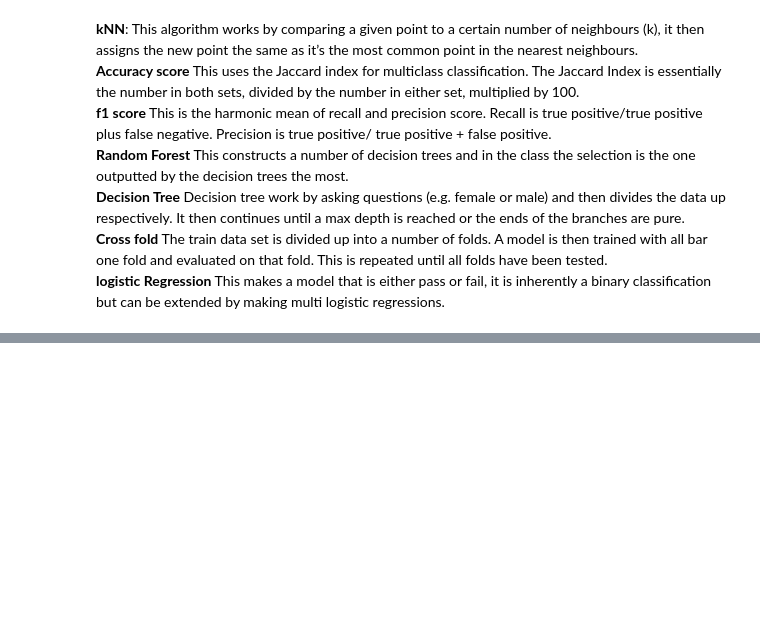
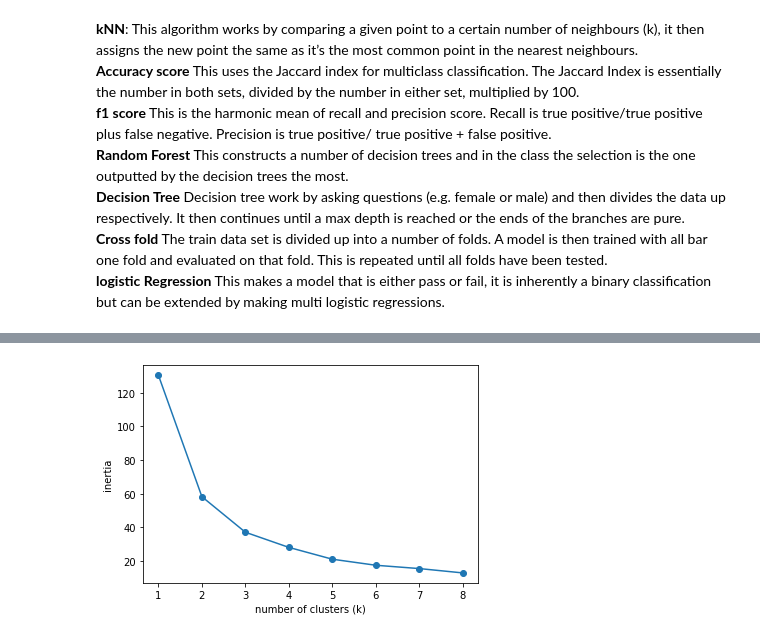
Before and after one commit to AndrewJGroves/DataSciencePortfolio, a Jupyter notebook: Iris.ipynb, the cells around one changed output, grey strips where cells are left out. Drawn from its saved outputs; the diff is of its cells as text; code cells hidden in the pictures; blank space fills up the shorter version.

```diff
--- a/Iris.ipynb
+++ b/Iris.ipynb
@@ -188,0 +240,17 @@ The accuracy of the Logistic Regression is 0.9777777777777777
+# %%
+num_clusters = list(range(1, 9))
+inertias = []
+
+for k in num_clusters:
+  model = KMeans(n_clusters=k)
+  model.fit(samples)
+  inertias.append(model.inertia_)
+
+plt.plot(num_clusters, inertias, '-o')
+
+plt.xlabel('number of clusters (k)')
+plt.ylabel('inertia')
+
+plt.show()
+# %% [output]
+[figure, added]
```
Also changed, not shown: parts of 13 cells of this notebook.
